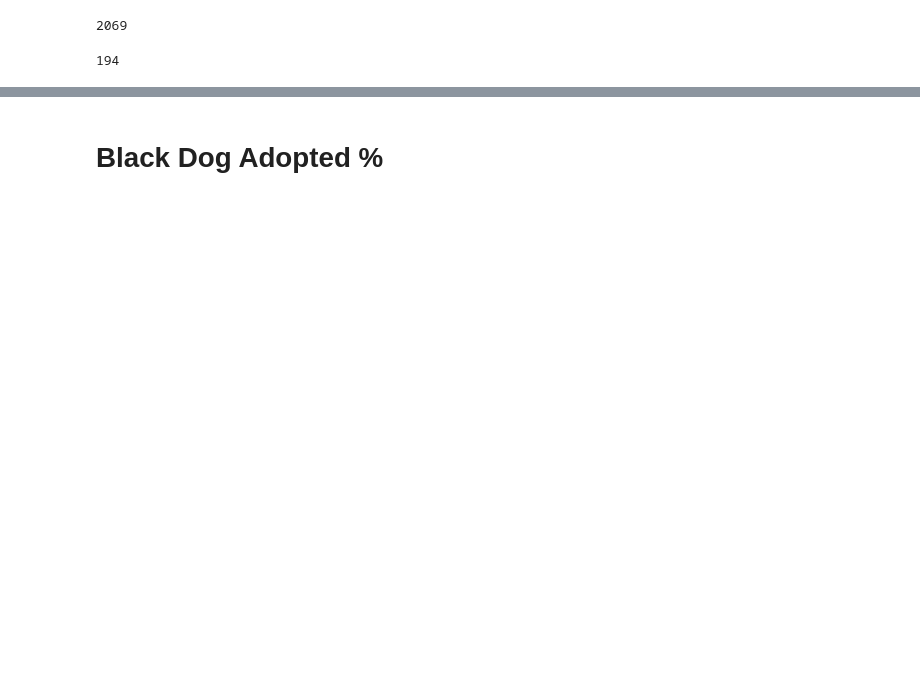
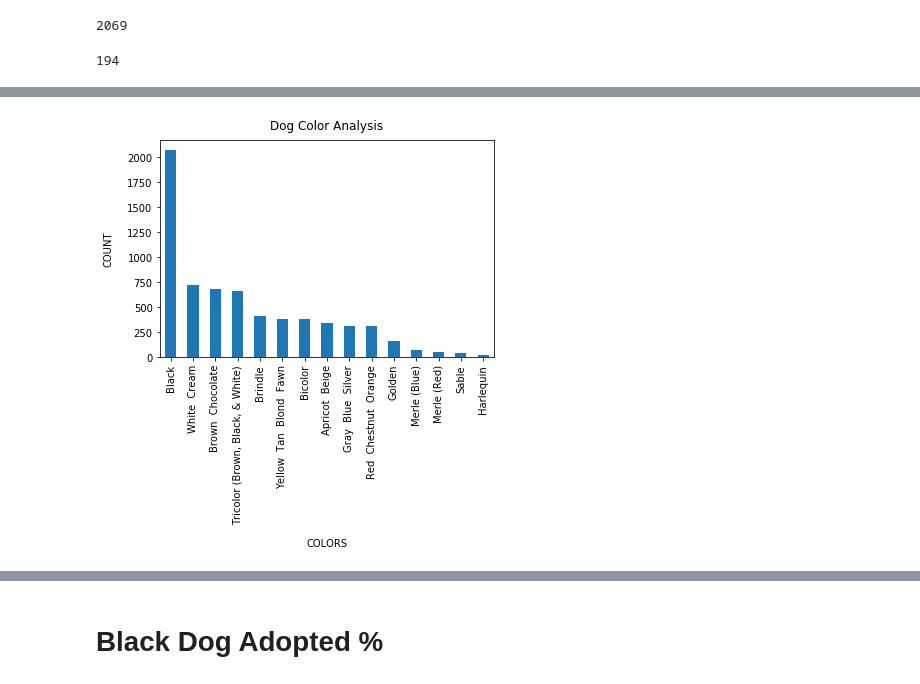
Before and after one commit to amsticksel/project8, a Jupyter notebook: pandasforcolor.ipynb, the cells around one changed output, grey strips where cells are left out. Cells and saved outputs as stored; diff of their text form; code cells hidden in the pictures; blank space fills up the shorter version.

```diff
--- a/pandasforcolor.ipynb
+++ b/pandasforcolor.ipynb
@@ -65,0 +70,7 @@ df.groupby(['primary','status']).count()
+# %%
+df.primary.value_counts().plot(kind='bar',x='',y='')
+plt.xlabel("COLORS", labelpad=14)
+plt.ylabel("COUNT", labelpad=14)
+plt.title("Dog Color Analysis", y=1.02);
+# %% [output]
+[figure, added]
```
Also changed, not shown: parts of 11 cells of this notebook, 1 other file.
